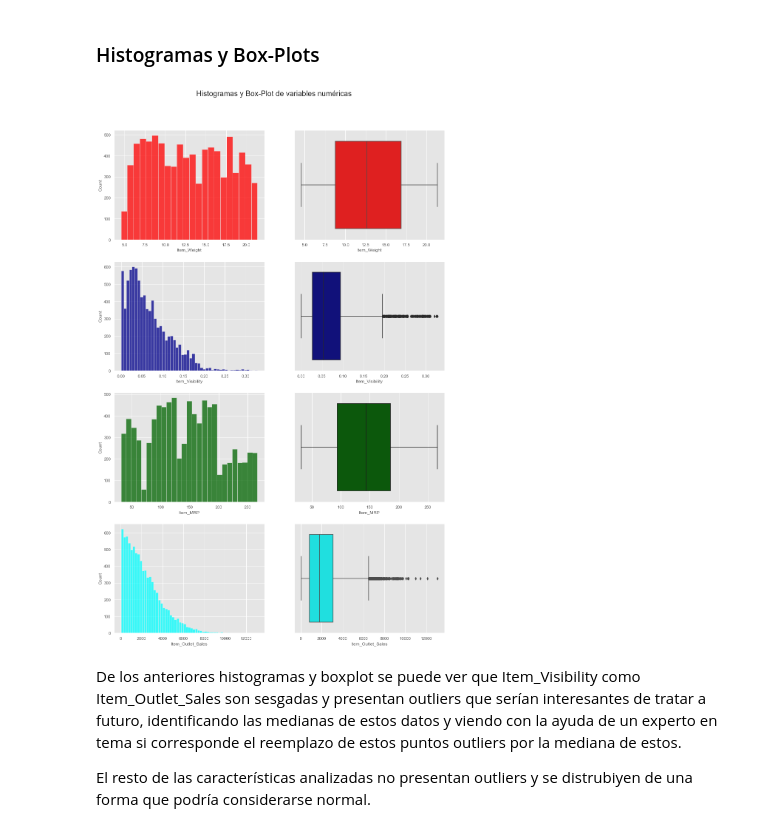
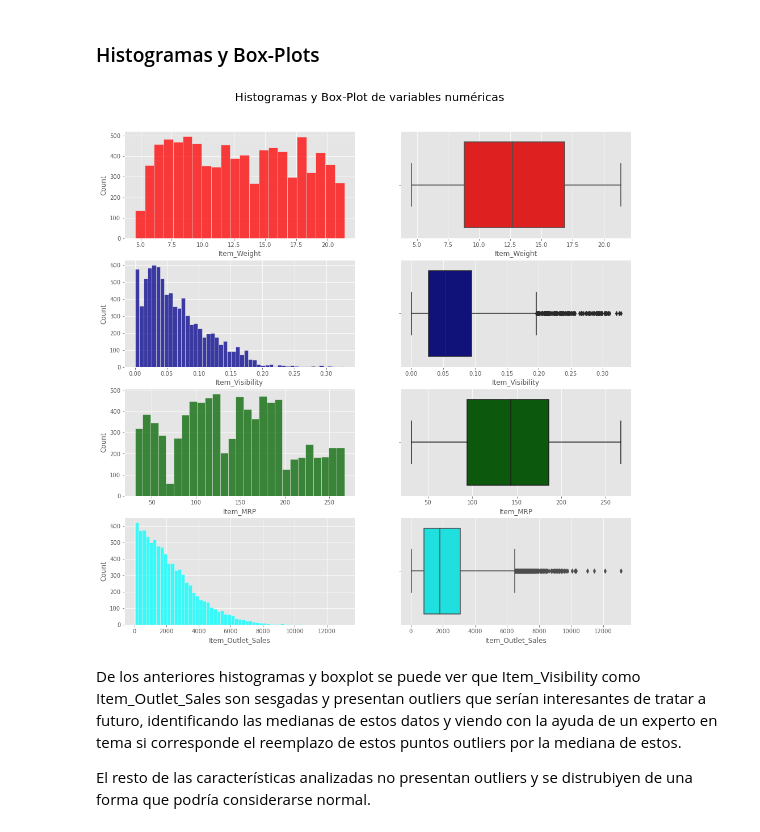
Before and after one commit to gillaness/predicciones-ventas, a Jupyter notebook: prediccion-ventas.ipynb, the cells around one changed output. Saved outputs shown, nothing was run; the diff lists cells and outputs as text; code cells hidden in the pictures.

Commit message:
se agregan modificaciones y se incluyen visualizaciones como imagenes

```diff
--- a/prediccion-ventas.ipynb
+++ b/prediccion-ventas.ipynb
@@ -11,5 +7,6 @@ import seaborn as sns
 # %%
-filename = '/Users/gillanes/Documents/coding_dojo/data/sales_predictions.csv'
+# Paso 2: Cargar el archivo y convertirlo en un DataFrame
+filename = 'data/sales_predictions.csv'
 df = pd.read_csv(filename)
 
 df.head()
@@ -400,18 +401,19 @@ Por otro lado, los productos bajos en grasa concentran mayor cantidad de ventas
 # %% [markdown]
 ### Histogramas y Box-Plots
 # %%
-fig, axs = plt.subplots(4, 2, figsize=(16, 25))
+fig, axs = plt.subplots(4, 2, figsize=(16, 16))
 plt.suptitle('Histogramas y Box-Plot de variables numéricas', size=20, y=0.94)
 sns.histplot(data=df, x="Item_Weight", ax=axs[0,0], color='red')
 sns.boxplot(data=df, x="Item_Weight", ax=axs[0,1], color='red')
 sns.histplot(data=df, x="Item_Visibility", color='darkblue', ax=axs[1, 0])
 sns.boxplot(data=df, x="Item_Visibility", color='darkblue', ax=axs[1, 1])
 sns.histplot(data=df, x="Item_MRP", color='darkgreen' , ax=axs[2, 0])
 sns.boxplot(data=df, x="Item_MRP", color='darkgreen' , ax=axs[2, 1])
-sns.histplot(data=df, x="Item_Outlet_Sales", color='cyan', ax=axs[3, 0]);
-sns.boxplot(data=df, x="Item_Outlet_Sales", color='cyan', ax=axs[3, 1]);
+sns.histplot(data=df, x="Item_Outlet_Sales", color='cyan', ax=axs[3, 0])
+sns.boxplot(data=df, x="Item_Outlet_Sales", color='cyan', ax=axs[3, 1])
+plt.savefig('images/HistogramasYBoxplots.png', dpi = 300);
 # %% [output]
-[figure, old version]
+[figure, new version]
 # %% [markdown]
 De los anteriores histogramas y boxplot se puede ver que Item_Visibility como Item_Outlet_Sales son sesgadas y presentan outliers que serían interesantes de tratar a futuro, identificando las medianas de estos datos y viendo con la ayuda de un experto en tema si corresponde el reemplazo de estos puntos outliers por la mediana de estos.
 
```
Also changed, not shown: parts of 19 cells of this notebook, 10 other files.
